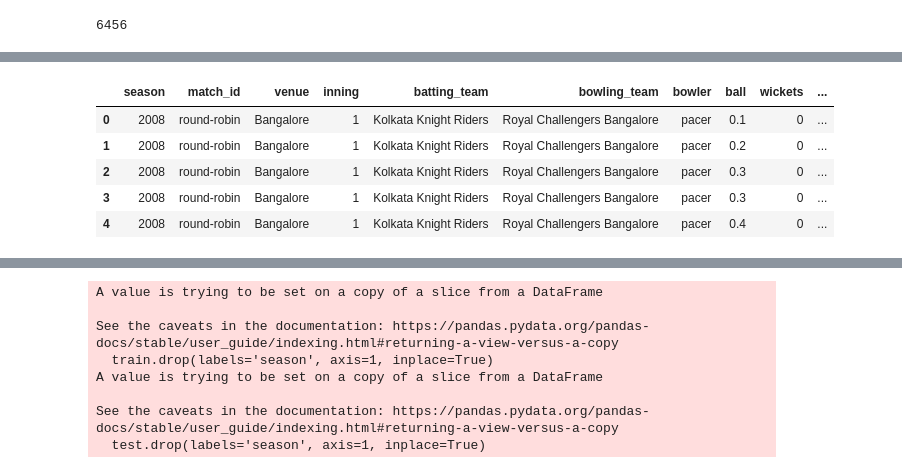
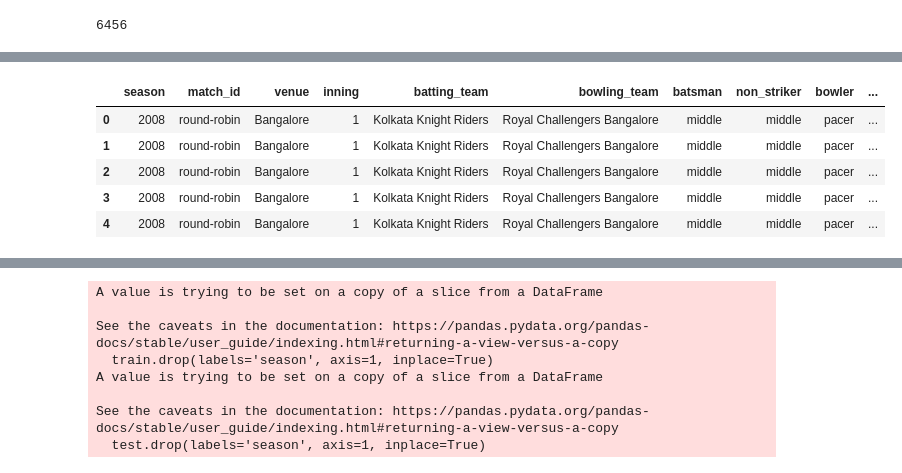
Before and after one commit to TegveerG/IPL-Project, a Jupyter notebook: BallByBallEventPredictor.ipynb, the cells around one changed output, grey strips where cells are left out. Cells and saved outputs as stored; diff of their text form; code cells hidden in the pictures.

Commit message:
updated batsman, non_striker columns

```diff
--- a/BallByBallEventPredictor.ipynb
+++ b/BallByBallEventPredictor.ipynb
@@ -371,0 +391,6 @@ SyntaxError: EOL while scanning string literal (751136716.py, line 27)
+# %%
+# replace remaining names with "middle"
+
+l = ['top', 'tail']
+df.loc[~df.batsman.isin(l),'batsman'] = 'middle'
+df.loc[~df.non_striker.isin(l),'non_striker'] = 'middle'
@@ -422,2 +478,2 @@ df.loc[df.match_id=='round-robin']
 # %%
-df.rename(columns={"match_id": "match_type", "bowler": "bowler_type"})
+df.rename(columns={"match_id": "match_type", "bowler": "bowler_type"}, inplace=True)
@@ -438,6 +480,3 @@ df.rename(columns={"match_id": "match_type", "bowler": "bowler_type"})
-# %%
-df.drop(labels='penalty_runs', axis=1, inplace=True)
-# df.drop(labels=1614, axis=0, inplace=True)
 # %%
 df.head()
 # %% [output]
@@ -543,0 +537,4 @@ def event_pred(row):
+# %%
+# sum total_runs until `inning` doesn't change
+
+df['cumulative_runs'] = df.groupby(['season', 'match_type', 'venue', 'inning', 'batting_team', 'bowling_team'])['total_runs'].cumsum()
@@ -630,39 +612,41 @@ ball_length        object
 event              object
 dtype: object
 # %%
-df['match_id'] = df['match_id'].astype('category')
+df['match_type'] = df['match_type'].astype('category')
 df['venue'] = df['venue'].astype('category')
 df['inning'] = df['inning'].astype('category')
 df['batting_team'] = df['batting_team'].astype('category')
 df['bowling_team'] = df['bowling_team'].astype('category')
+df['batsman'] = df['batsman'].astype('category')
+df['non_striker'] = df['non_striker'].astype('category')
 df['bowler'] = df['bowler'].astype('category')
 df['ball_length'] = df['ball_length'].astype('category')
+df['ball'] = df['ball'].astype('float64')
+df['wickets'] = df['wickets'].astype('int64')
+df['cumulative_runs'] = df['cumulative_runs'].astype('int64')
 
 df['event'] = df['event'].astype('object')
-
-df['ball'] = df['ball'].astype('float64')
-
-df['wickets'] = df['wickets'].astype('int64')
 
 df.drop(labels='commentary', axis=1, inplace=True)
 df.drop(labels='wide_runs', axis=1, inplace=True)
 df.drop(labels='bye_runs', axis=1, inplace=True)
 df.drop(labels='legbye_runs', axis=1, inplace=True)
 df.drop(labels='noball_runs', axis=1, inplace=True)
 df.drop(labels='batsman_runs', axis=1, inplace=True)
 df.drop(labels='extra_runs', axis=1, inplace=True)
+df.drop(labels='dismissal_kind', axis=1, inplace=True)
 df.drop(labels='total_runs', axis=1, inplace=True)
-df.drop(labels='dismissal_kind', axis=1, inplace=True)
-#df.drop(labels='season', axis=1, inplace=True)
+
+df.to_csv('data/clean/deliveries_clean.csv', index=False)
 
 df.head()
 # %% [output]
-|  | season | match_id | venue | inning | batting_team | bowling_team | bowler | ball | wickets | ... |
-| 0 | 2008 | round-robin | Bangalore | 1 | Kolkata Knight Riders | Royal Challengers Bangalore | pacer | 0.1 | 0 | ... |
-| 1 | 2008 | round-robin | Bangalore | 1 | Kolkata Knight Riders | Royal Challengers Bangalore | pacer | 0.2 | 0 | ... |
-| 2 | 2008 | round-robin | Bangalore | 1 | Kolkata Knight Riders | Royal Challengers Bangalore | pacer | 0.3 | 0 | ... |
-| 3 | 2008 | round-robin | Bangalore | 1 | Kolkata Knight Riders | Royal Challengers Bangalore | pacer | 0.3 | 0 | ... |
-| 4 | 2008 | round-robin | Bangalore | 1 | Kolkata Knight Riders | Royal Challengers Bangalore | pacer | 0.4 | 0 | ... |
+|  | season | match_id | venue | inning | batting_team | bowling_team | batsman | non_striker | bowler | ... |
+| 0 | 2008 | round-robin | Bangalore | 1 | Kolkata Knight Riders | Royal Challengers Bangalore | middle | middle | pacer | ... |
+| 1 | 2008 | round-robin | Bangalore | 1 | Kolkata Knight Riders | Royal Challengers Bangalore | middle | middle | pacer | ... |
+| 2 | 2008 | round-robin | Bangalore | 1 | Kolkata Knight Riders | Royal Challengers Bangalore | middle | middle | pacer | ... |
+| 3 | 2008 | round-robin | Bangalore | 1 | Kolkata Knight Riders | Royal Challengers Bangalore | middle | middle | pacer | ... |
+| 4 | 2008 | round-robin | Bangalore | 1 | Kolkata Knight Riders | Royal Challengers Bangalore | middle | middle | pacer | ... |
 # %%
 df.dtypes
 # %% [output]
```
Also changed, not shown: parts of 61 cells of this notebook, 4 other files.
